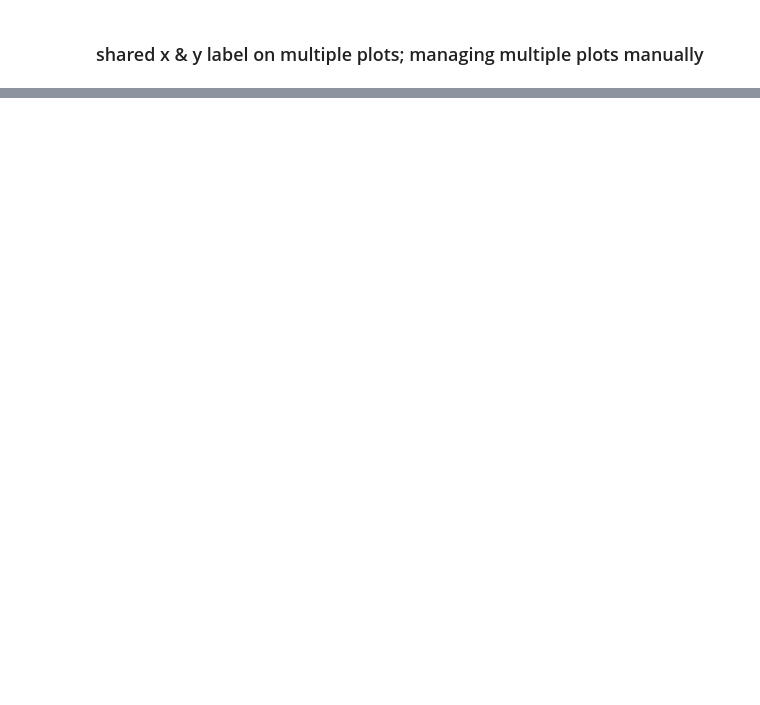
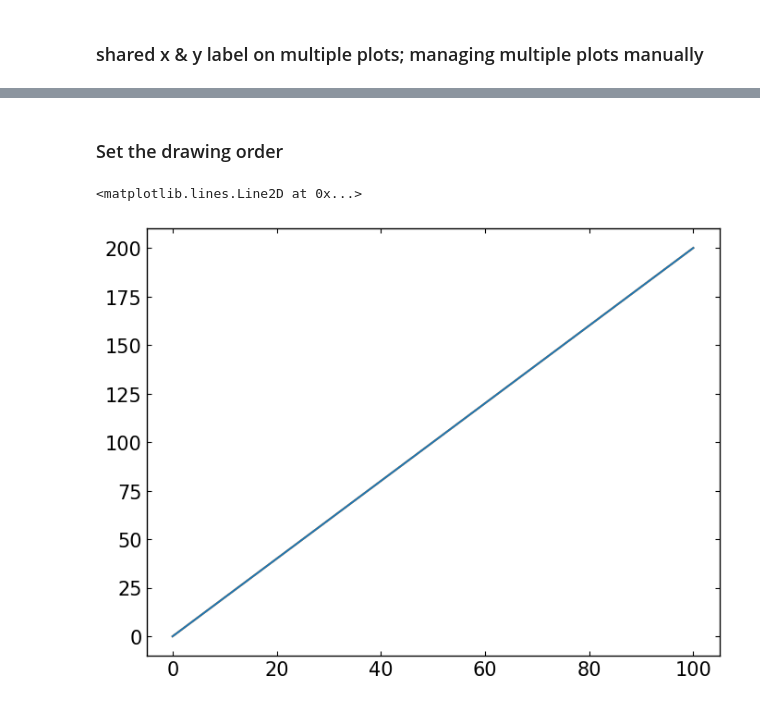
Before and after one commit to astrodoo/CodeExr, a Jupyter notebook: Python/ipynb/matplotlib3.ipynb, the cells around one changed output, grey strips where cells are left out. Cells and saved outputs as stored; diff of their text form; code cells hidden in the pictures; blank space fills up the shorter version.

```diff
--- a/Python/ipynb/matplotlib3.ipynb
+++ b/Python/ipynb/matplotlib3.ipynb
@@ -633,0 +625,28 @@ fig.subplots_adjust(left=pltx0[0]/winxs,right=(winxs-pltx0[1])/winxs,bottom=plty
+# %% [markdown]
+### Set the drawing order
+# %%
+""" Drawing order (zorder)"""
+
+import matplotlib.pyplot as plt
+import numpy as np
+%matplotlib inline
+
+x = np.linspace(0.,100.,100)
+y1 = x*2.
+y2 = x*2.
+
+
+fig = plt.figure()
+ax  = fig.add_subplot(111)
+
+
+line1, = ax.plot(x,y1,color='C0',zorder=2)
+line2, = ax.plot(x,y2,color='C1',zorder=1)
+
+#line1, line2 = ax.plot(x,y1,x,y2)
+
+line2
+line1
+# %% [output]
+<matplotlib.lines.Line2D at 0x...>
+[figure, added]
```
Also changed, not shown: parts of 12 cells of this notebook, 9 other files.
